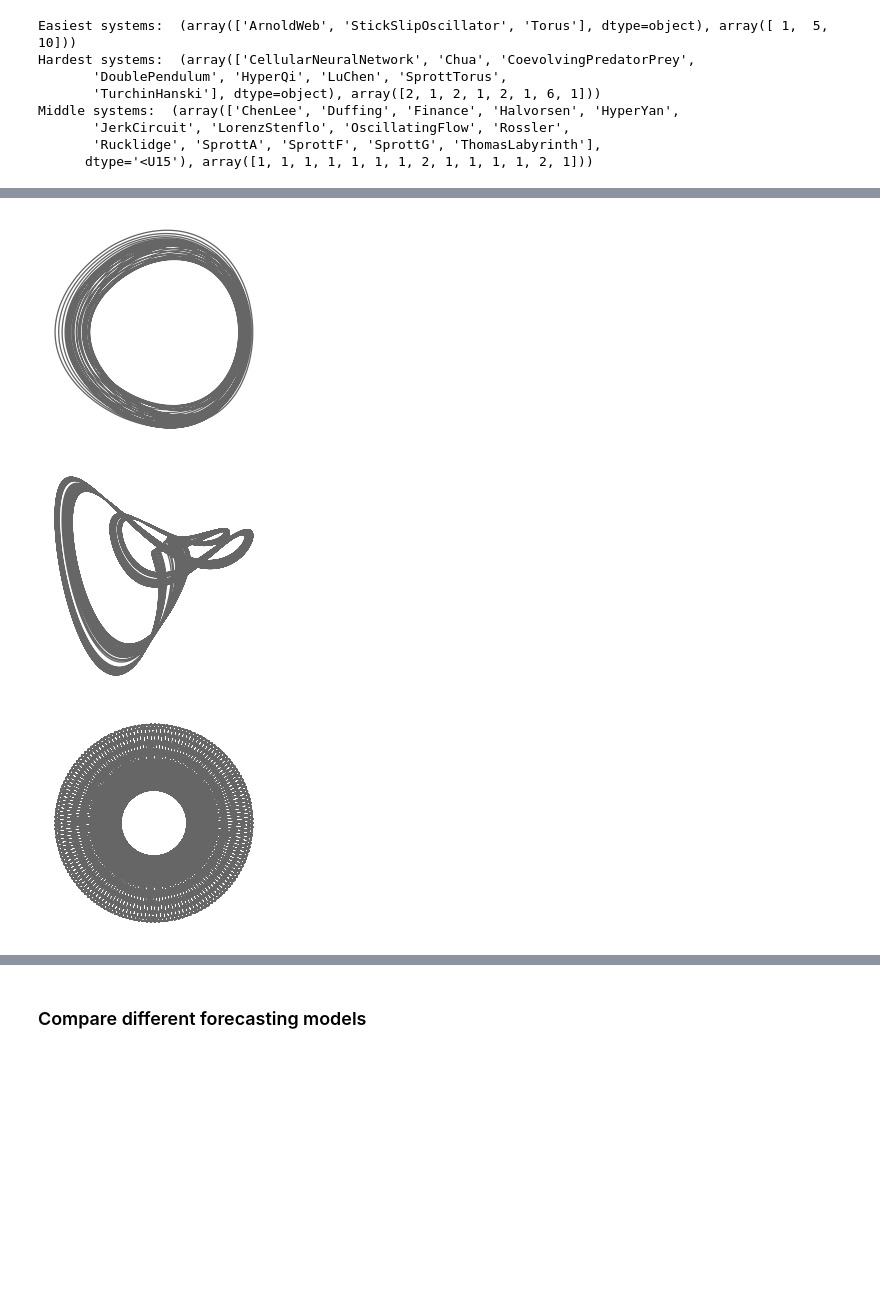
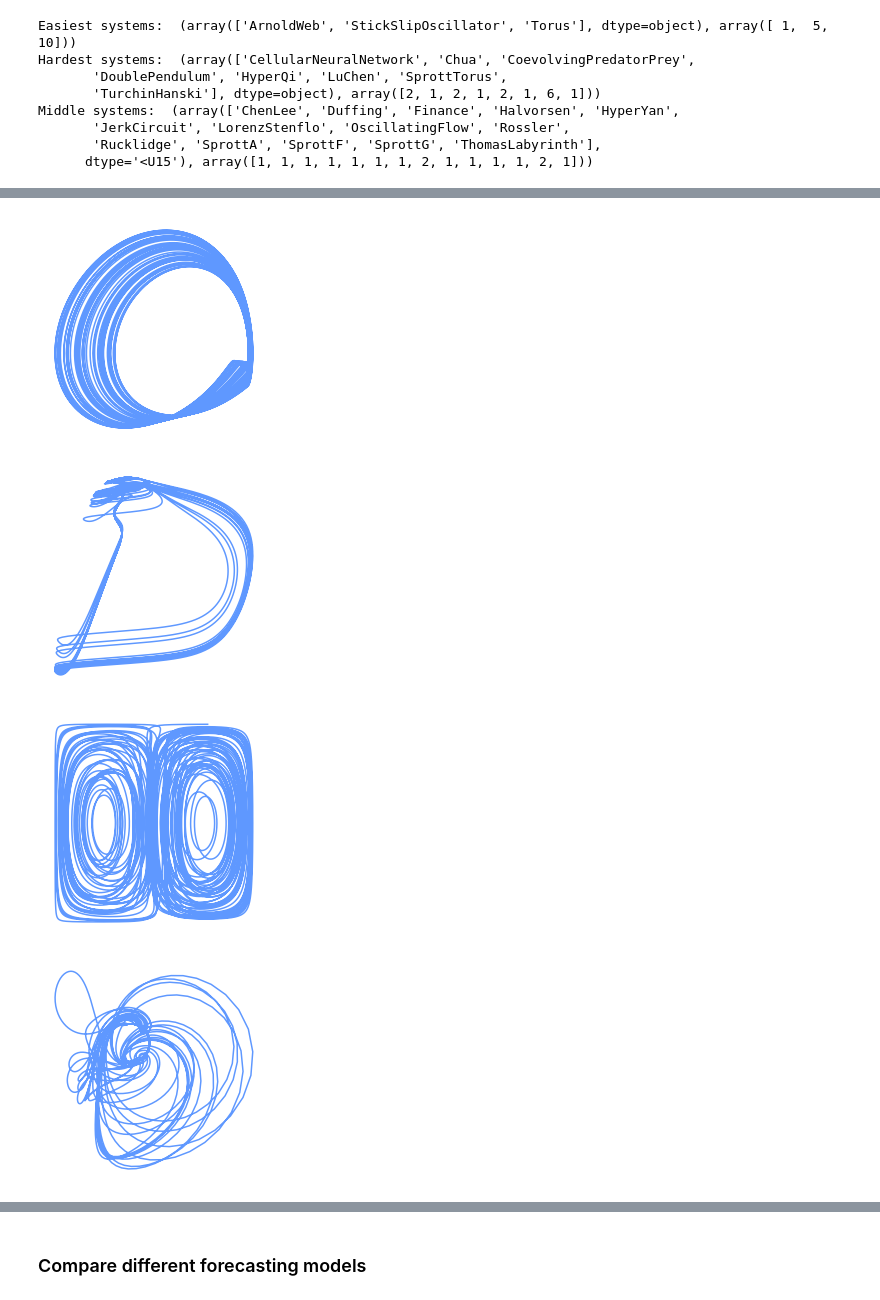
Before and after one commit to williamgilpin/dysts, a Jupyter notebook: benchmarks/figure_forecasting_benchmarks_figures.ipynb, the cells around one changed output, grey strips where cells are left out. Cells and saved outputs as stored; diff of their text form; code cells hidden in the pictures; blank space fills up the shorter version.

```diff
--- a/benchmarks/figure_forecasting_benchmarks_figures.ipynb
+++ b/benchmarks/figure_forecasting_benchmarks_figures.ipynb
@@ -302,35 +320,63 @@ from dysts.flows import SprottTorus, StickSlipOscillator, Torus, SprottG
 
 style1 = {"color": (0.4, 0.4, 0.4)}
 
+style1 = {"color": dg.blue}
+
 plt.figure()
-sol = SprottTorus().make_trajectory(50000, resample=True, pts_per_period=400)
+sol = Hadley().make_trajectory(40000, resample=True, pts_per_period=400)
 plt.plot(sol[:, 0], sol[:, 1], **style1)
 dg.fixed_aspect_ratio(1)
 dg.vanish_axes()
-dg.better_savefig("../private_writing/fig_resources/sprott_torus.png", dpi=600)
+dg.better_savefig("../private_writing/fig_resources/hadley2.png", dpi=600)
 
+plt.figure()
+sol = WindmiReduced().make_trajectory(20000, resample=True, pts_per_period=400)
+plt.plot(sol[:, 0], sol[:, 1], **style1)
+dg.fixed_aspect_ratio(1)
+dg.vanish_axes()
+dg.better_savefig("../private_writing/fig_resources/windmi2.png", dpi=600)
 
 
 plt.figure()
-sol = StickSlipOscillator().make_trajectory(50000, resample=True, pts_per_period=400)
+sol = HindmarshRose().make_trajectory(30000, resample=True, pts_per_period=400)
 plt.plot(sol[:, 0], sol[:, 1], **style1)
 dg.fixed_aspect_ratio(1)
 dg.vanish_axes()
-dg.better_savefig("../private_writing/fig_resources/stickslip.png", dpi=600)
-
+dg.better_savefig("../private_writing/fig_resources/hindmarsh2.png", dpi=600)
 
 
 plt.figure()
-sol = SprottG().make_trajectory(50000, resample=True, pts_per_period=400)
+sol = DoubleGyre().make_trajectory(30000, resample=True, pts_per_period=400)
 plt.plot(sol[:, 0], sol[:, 1], **style1)
 dg.fixed_aspect_ratio(1)
 dg.vanish_axes()
-dg.better_savefig("../private_writing/fig_resources/sprottg.png", dpi=600)
+dg.better_savefig("../private_writing/fig_resources/gyre2.png", dpi=600)
 
 plt.figure()
-sol = Torus().make_trajectory(50000, resample=True, pts_per_period=400)
+sol = SprottTorus().make_trajectory(30000, resample=True, pts_per_period=400)
 plt.plot(sol[:, 0], sol[:, 1], **style1)
 dg.fixed_aspect_ratio(1)
 dg.vanish_axes()
-dg.better_savefig("../private_writing/fig_resources/torus.png", dpi=600)
+dg.better_savefig("../private_writing/fig_resources/sprott_torus2.png", dpi=600)
+
+plt.figure()
+sol = StickSlipOscillator().make_trajectory(20000, resample=True, pts_per_period=400)
+plt.plot(sol[:, 0], sol[:, 1], **style1)
+dg.fixed_aspect_ratio(1)
+dg.vanish_axes()
+dg.better_savefig("../private_writing/fig_resources/stickslip2.png", dpi=600)
+
+plt.figure()
+sol = SprottG().make_trajectory(10000, resample=True, pts_per_period=400)
+plt.plot(sol[:, 0], sol[:, 1], **style1)
+dg.fixed_aspect_ratio(1)
+dg.vanish_axes()
+dg.better_savefig("../private_writing/fig_resources/sprottg2.png", dpi=600)
+
+plt.figure()
+sol = Torus().make_trajectory(2000, resample=True, pts_per_period=400)
+plt.plot(sol[:, 0], sol[:, 1], **style1)
+dg.fixed_aspect_ratio(1)
+dg.vanish_axes()
+dg.better_savefig("../private_writing/fig_resources/torus2.png", dpi=600)
 # %% [output]
@@ -338,3 +384,4 @@ dg.better_savefig("../private_writing/fig_resources/torus.png", dpi=600)
-[figure, old version]
+[figure, new version]
-[figure, old version]
+[figure, new version]
-[figure, old version]
+[figure, new version]
+[figure, added]
```
Also changed, not shown: parts of 3 cells of this notebook, 2 other files.
